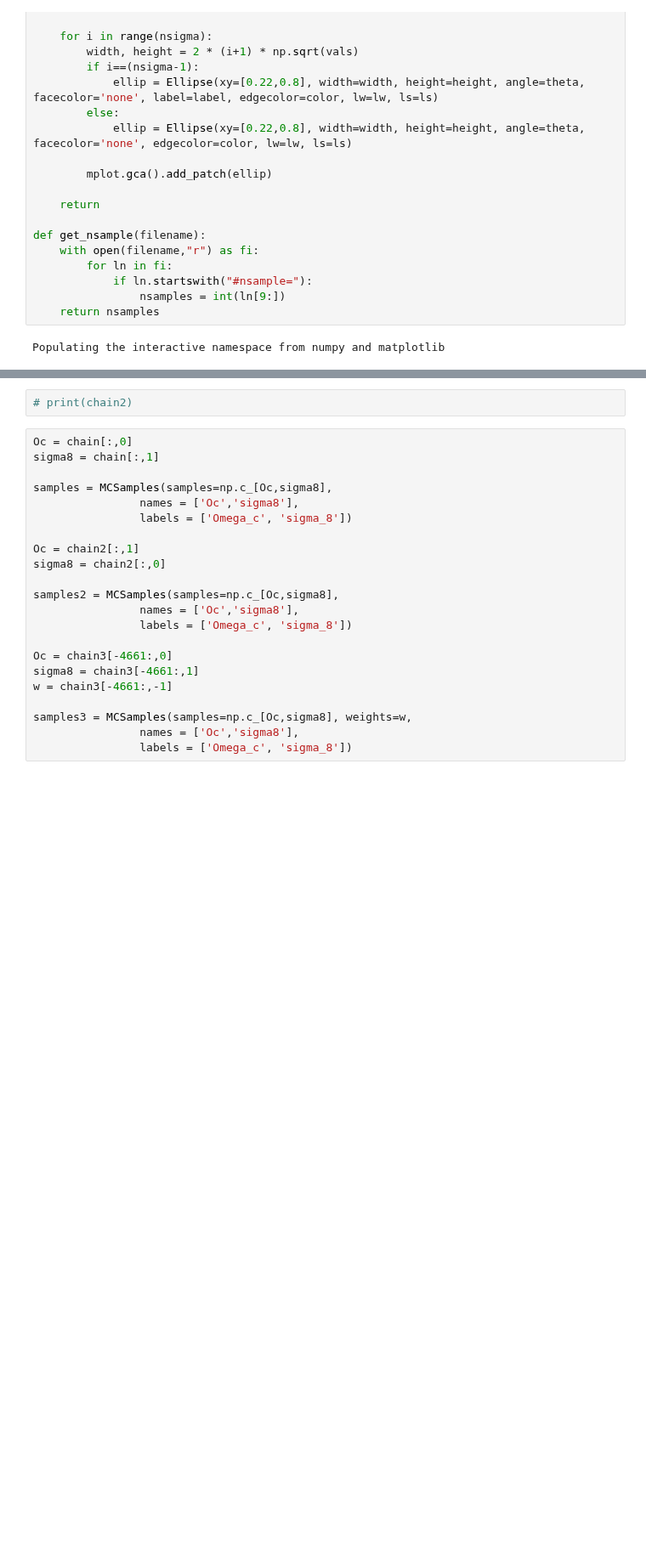
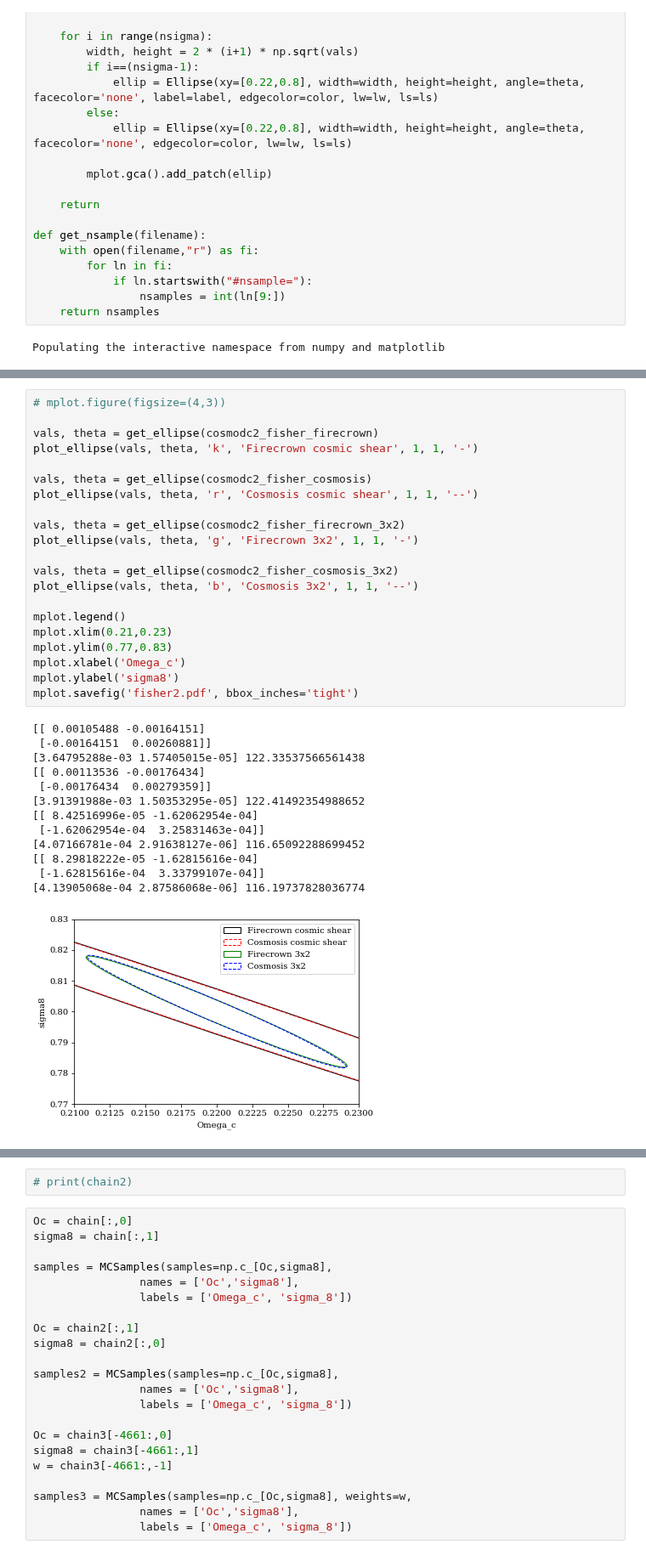
Before and after one commit to LSSTDESC/txpipe-cosmodc2, a Jupyter notebook: notebooks/PlotFisher.ipynb, the cells around one changed output, grey strips where cells are left out. Shown at 85% size. Cells and saved outputs as stored; diff of their text form; blank space fills up the shorter version.

```diff
--- a/notebooks/PlotFisher.ipynb
+++ b/notebooks/PlotFisher.ipynb
@@ -82,3 +97,38 @@ mplot.savefig('fisher.pdf', bbox_inches='tight')
+# %%
+# mplot.figure(figsize=(4,3))
+
+vals, theta = get_ellipse(cosmodc2_fisher_firecrown)
+plot_ellipse(vals, theta, 'k', 'Firecrown cosmic shear', 1, 1, '-')
+
+vals, theta = get_ellipse(cosmodc2_fisher_cosmosis)
+plot_ellipse(vals, theta, 'r', 'Cosmosis cosmic shear', 1, 1, '--')
+
+vals, theta = get_ellipse(cosmodc2_fisher_firecrown_3x2)
+plot_ellipse(vals, theta, 'g', 'Firecrown 3x2', 1, 1, '-')
+
+vals, theta = get_ellipse(cosmodc2_fisher_cosmosis_3x2)
+plot_ellipse(vals, theta, 'b', 'Cosmosis 3x2', 1, 1, '--')
+
+mplot.legend()
+mplot.xlim(0.21,0.23)
+mplot.ylim(0.77,0.83)
+mplot.xlabel('Omega_c')
+mplot.ylabel('sigma8')
+mplot.savefig('fisher2.pdf', bbox_inches='tight')
+# %% [output]
+[[ 0.00105488 -0.00164151]
+ [-0.00164151  0.00260881]]
+[3.64795288e-03 1.57405015e-05] 122.33537566561438
+[[ 0.00113536 -0.00176434]
+ [-0.00176434  0.00279359]]
+[3.91391988e-03 1.50353295e-05] 122.41492354988652
+[[ 8.42516996e-05 -1.62062954e-04]
+ [-1.62062954e-04  3.25831463e-04]]
+[4.07166781e-04 2.91638127e-06] 116.65092288699452
+[[ 8.29818222e-05 -1.62815616e-04]
+ [-1.62815616e-04  3.33799107e-04]]
+[4.13905068e-04 2.87586068e-06] 116.19737828036774
+[figure, added]
 # %%
 import sys
 sys.path.insert(0,'/global/homes/c/chihway/.conda/envs/myenv/lib/python3.7/site-packages/')
```
Also changed, not shown: parts of 7 cells of this notebook, 4 other files.
